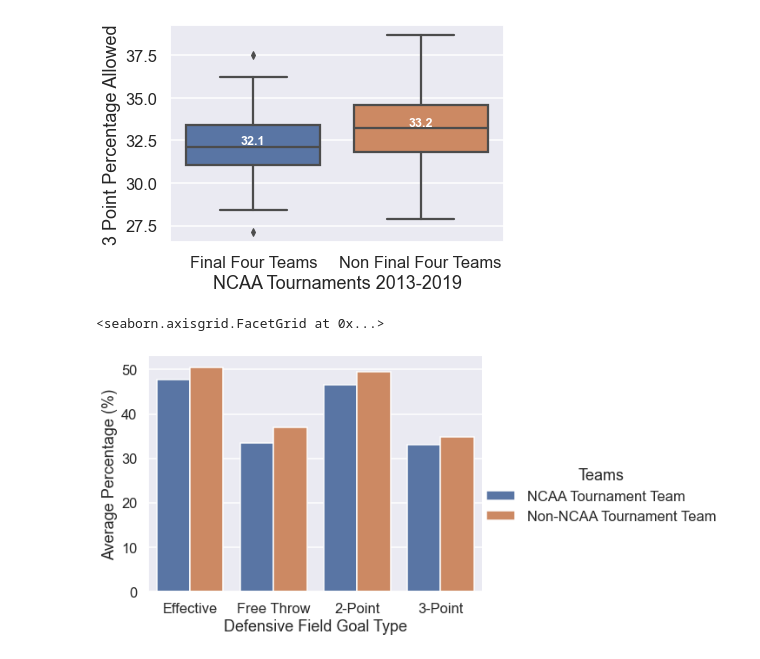
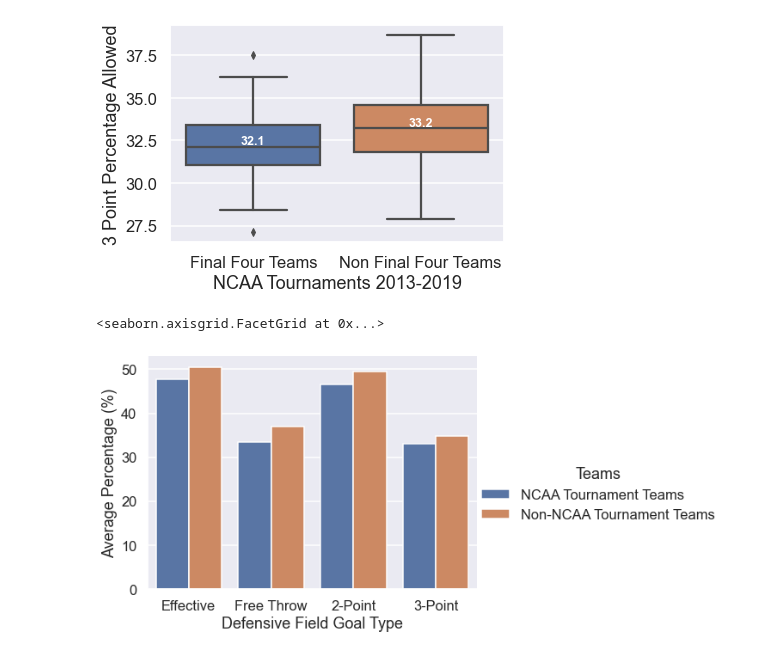
Before and after one commit to nicksteinly/216-Project, a Jupyter notebook: prototype.ipynb, the cells around one changed output. Cells and saved outputs as stored; diff of their text form; code cells hidden in the pictures.

```diff
--- a/prototype.ipynb
+++ b/prototype.ipynb
@@ -161,26 +161,26 @@ for xtick in box_plot.get_xticks():
 # %%
 # COMPARISON OF EFG_D FOR TEAMS THAT MADE NCAA TOURNAMENT AGAINST TEAMS THAT DID NOT
 # EFG_D: Effective Field Goal Percentage Allowed
 
 # Source: https://www.geeksforgeeks.org/plotting-multiple-bar-charts-using-matplotlib-in-python/
 
 ncaa_nonncaa = cbb
 ncaa_nonncaa['POSTSEASON'] = ncaa_nonncaa['POSTSEASON'].fillna(0)
-ncaa_nonncaa['Tournament Teams'] = np.where(ncaa_nonncaa['POSTSEASON']!=0,'NCAA Tournament Team','Non-NCAA Tournament Team')
+ncaa_nonncaa['Tournament Teams'] = np.where(ncaa_nonncaa['POSTSEASON']!=0,'NCAA Tournament Teams','Non-NCAA Tournament Teams')
 
 ncaa_nonncaa=ncaa_nonncaa.groupby('Tournament Teams').mean()
 
 
 # # field_goal_list = ['EFG_D','FTRD','2P_D','3P_D']
 nonncaa = {'Field Goal Type': ['Effective','Free Throw','2-Point','3-Point'], 'Average Percentage (%)':[50.556443,36.936584,49.548964,34.94098]}
-ncaa = {'Defensive Field Goal Type': ['Effective','Free Throw','2-Point','3-Point','Effective','Free Throw','2-Point','3-Point'], 'Average Percentage (%)':[47.693697,33.498529,46.597269,33.17584,50.556443,36.936584,49.548964,34.94098], 'Teams' : ['NCAA Tournament Team','NCAA Tournament Team','NCAA Tournament Team','NCAA Tournament Team','Non-NCAA Tournament Team','Non-NCAA Tournament Team','Non-NCAA Tournament Team','Non-NCAA Tournament Team']}
+ncaa = {'Defensive Field Goal Type': ['Effective','Free Throw','2-Point','3-Point','Effective','Free Throw','2-Point','3-Point'], 'Average Percentage (%)':[47.693697,33.498529,46.597269,33.17584,50.556443,36.936584,49.548964,34.94098], 'Teams' : ['NCAA Tournament Teams','NCAA Tournament Teams','NCAA Tournament Teams','NCAA Tournament Teams','Non-NCAA Tournament Teams','Non-NCAA Tournament Teams','Non-NCAA Tournament Teams','Non-NCAA Tournament Teams']}
 nonncaa_fg = pd.DataFrame(nonncaa)
 ncaa_fg = pd.DataFrame(ncaa)
 
 sns.catplot(y='Average Percentage (%)', x='Defensive Field Goal Type', hue="Teams",kind="bar",data=ncaa_fg, aspect = 1.4)
 # %% [output]
 <seaborn.axisgrid.FacetGrid at 0x...>
-[figure, old version]
+[figure, new version]
 # %%
 
 #with pd.option_context('display.max_rows', None, 'display.max_columns', None):  # more options can be specified also
```
